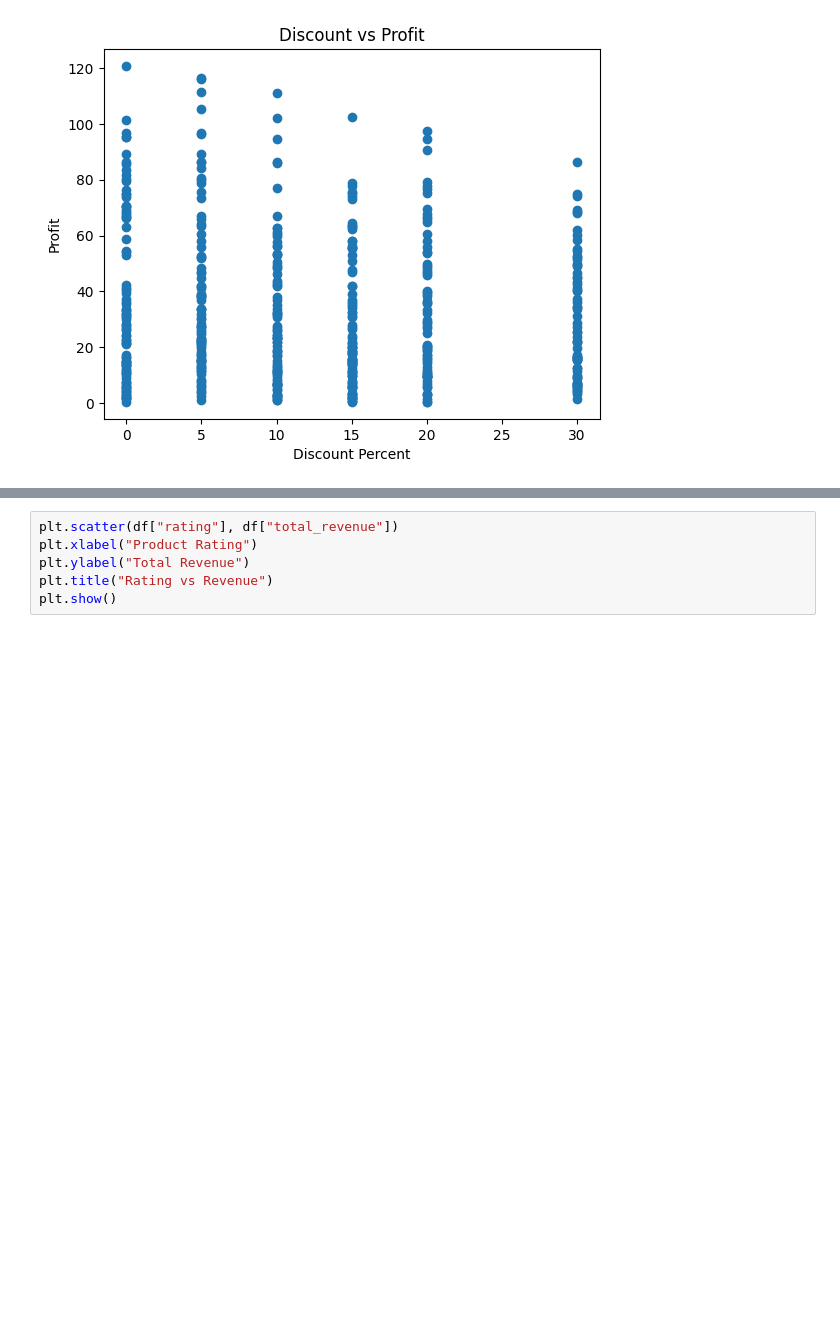
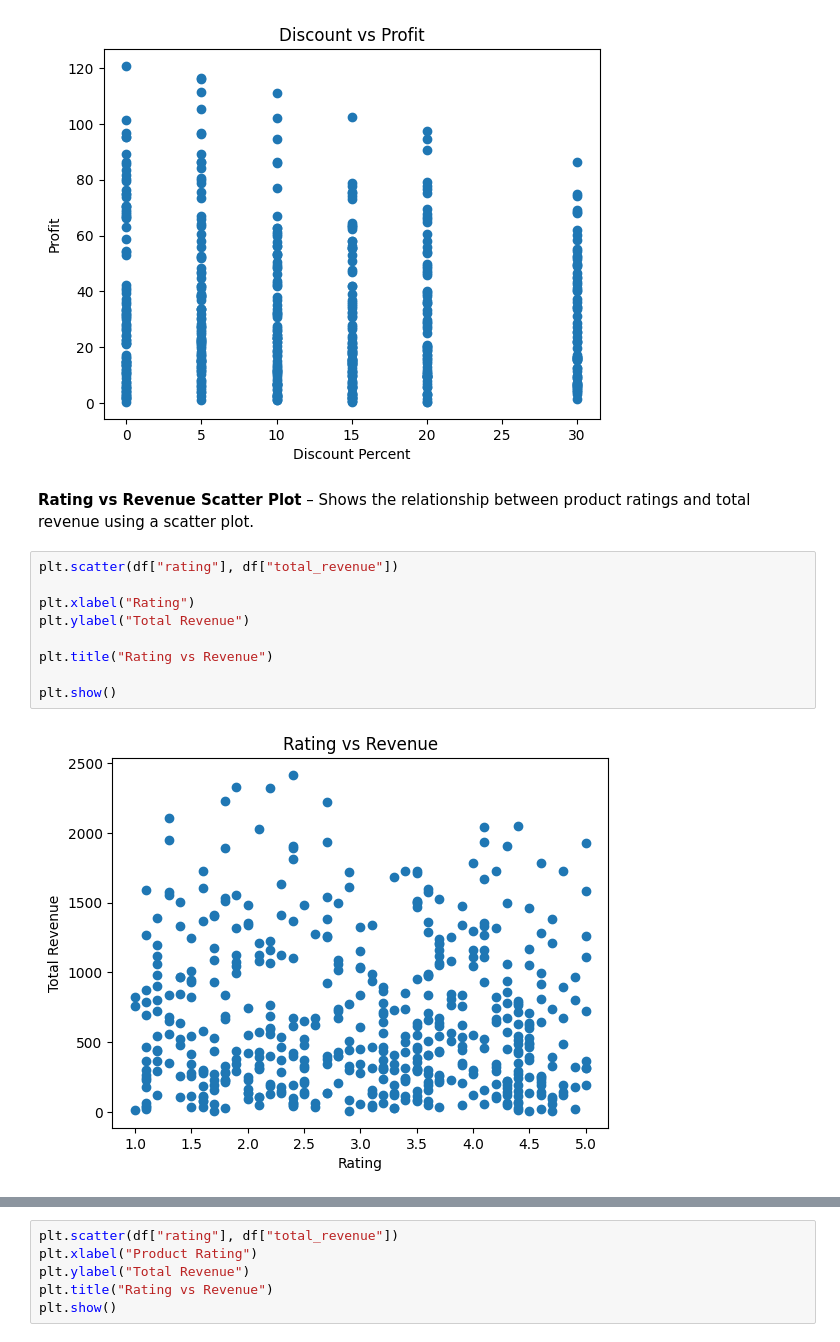
Before and after one commit to parmarriya195-dotcom/amazon-sales-analysis, a Jupyter notebook: final_project.ipynb, the cells around one changed output, grey strips where cells are left out. Saved outputs shown, nothing was run; the diff lists cells and outputs as text; blank space fills up the shorter version.

```diff
--- a/final_project.ipynb
+++ b/final_project.ipynb
@@ -258,4 +520,17 @@ plt.title("Discount vs Profit")
 plt.show()
 # %% [output]
 [figure]
+# %% [markdown]
+**Rating vs Revenue Scatter Plot** – Shows the relationship between product ratings and total revenue using a scatter plot.
+# %%
+plt.scatter(df["rating"], df["total_revenue"])
+
+plt.xlabel("Rating")
+plt.ylabel("Total Revenue")
+
+plt.title("Rating vs Revenue")
+
+plt.show()
+# %% [output]
+[figure, added]
 # %% [markdown]
```
Also changed, not shown: parts of 88 cells of this notebook.
